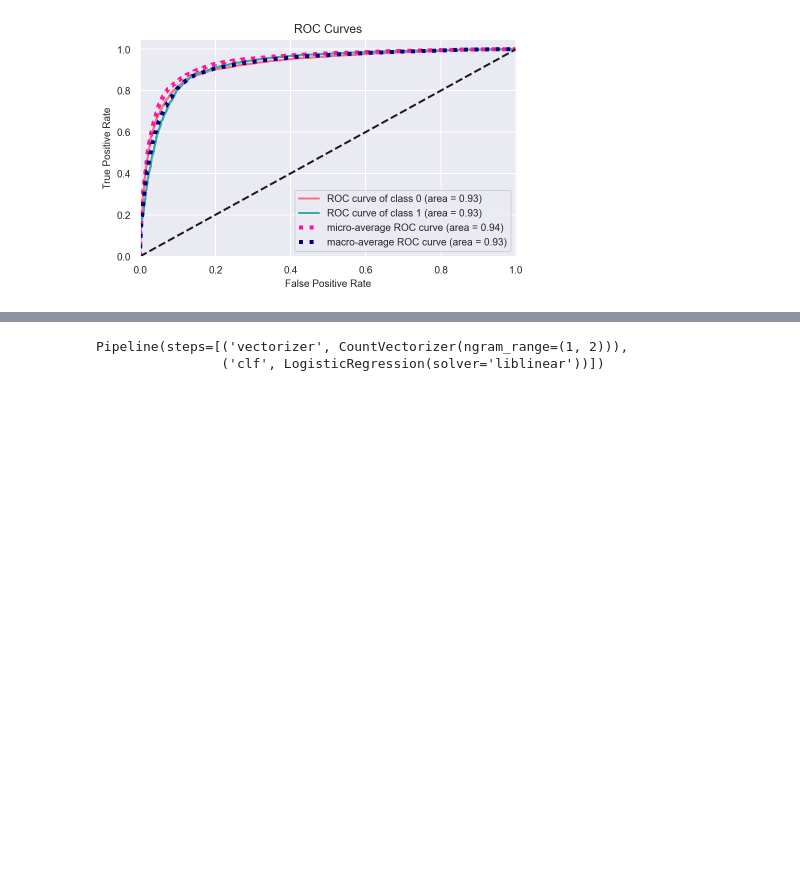
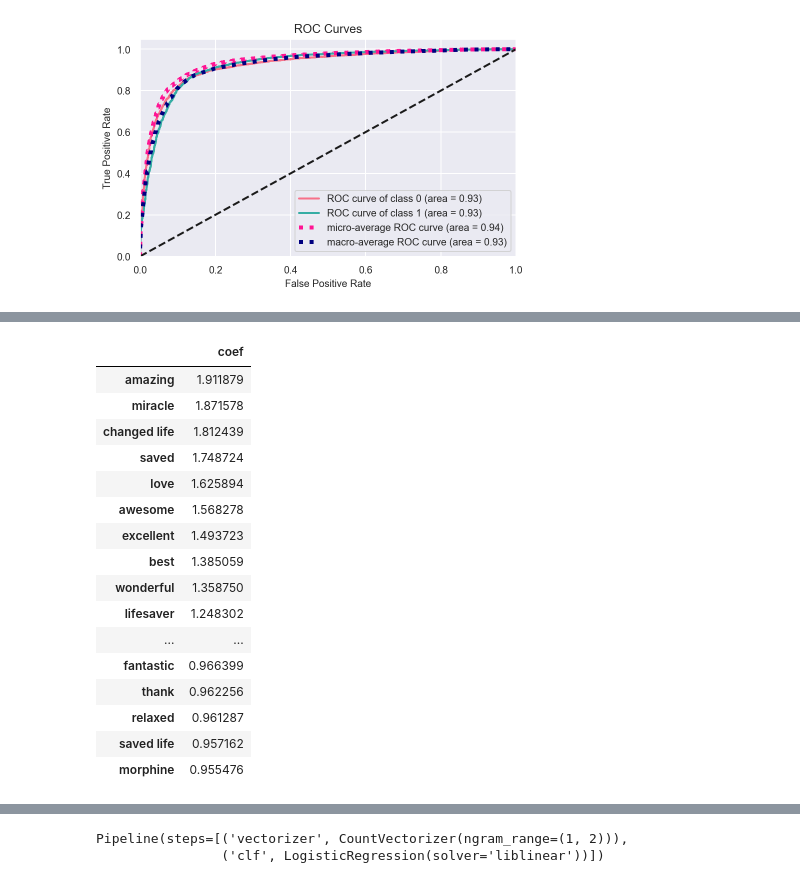
Before and after one commit to christianboothby/drug-reviews, a Jupyter notebook: Research Question 1.ipynb, the cells around one changed output, grey strips where cells are left out. Drawn from its saved outputs; the diff is of its cells as text; code cells hidden in the pictures; blank space fills up the shorter version.

```diff
--- a/Research Question 1.ipynb
+++ b/Research Question 1.ipynb
@@ -539,0 +572,20 @@ plt.show()
+# %%
+df_3
+# %% [output]
+|  | coef |
+| amazing | 1.911879 |
+| miracle | 1.871578 |
+| changed life | 1.812439 |
+| saved | 1.748724 |
+| love | 1.625894 |
+| awesome | 1.568278 |
+| excellent | 1.493723 |
+| best | 1.385059 |
+| wonderful | 1.358750 |
+| lifesaver | 1.248302 |
+| ... | ... |
+| fantastic | 0.966399 |
+| thank | 0.962256 |
+| relaxed | 0.961287 |
+| saved life | 0.957162 |
+| morphine | 0.955476 |
```
Also changed, not shown: parts of 9 cells of this notebook, 3 other files.
